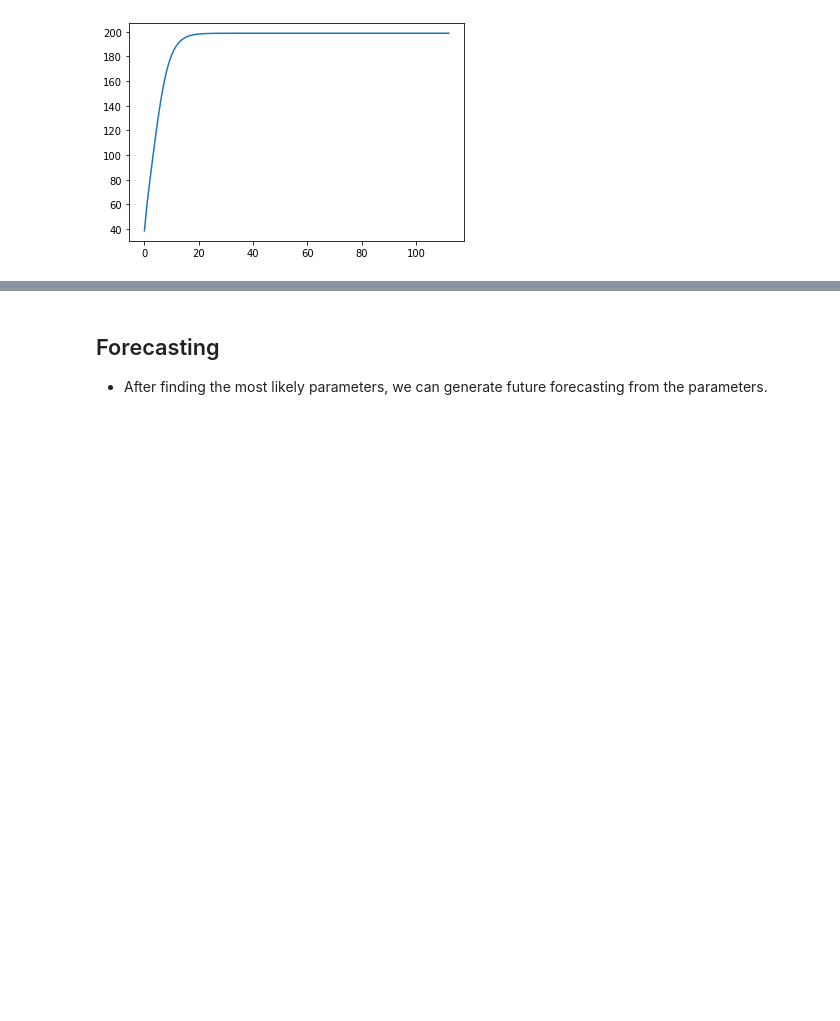
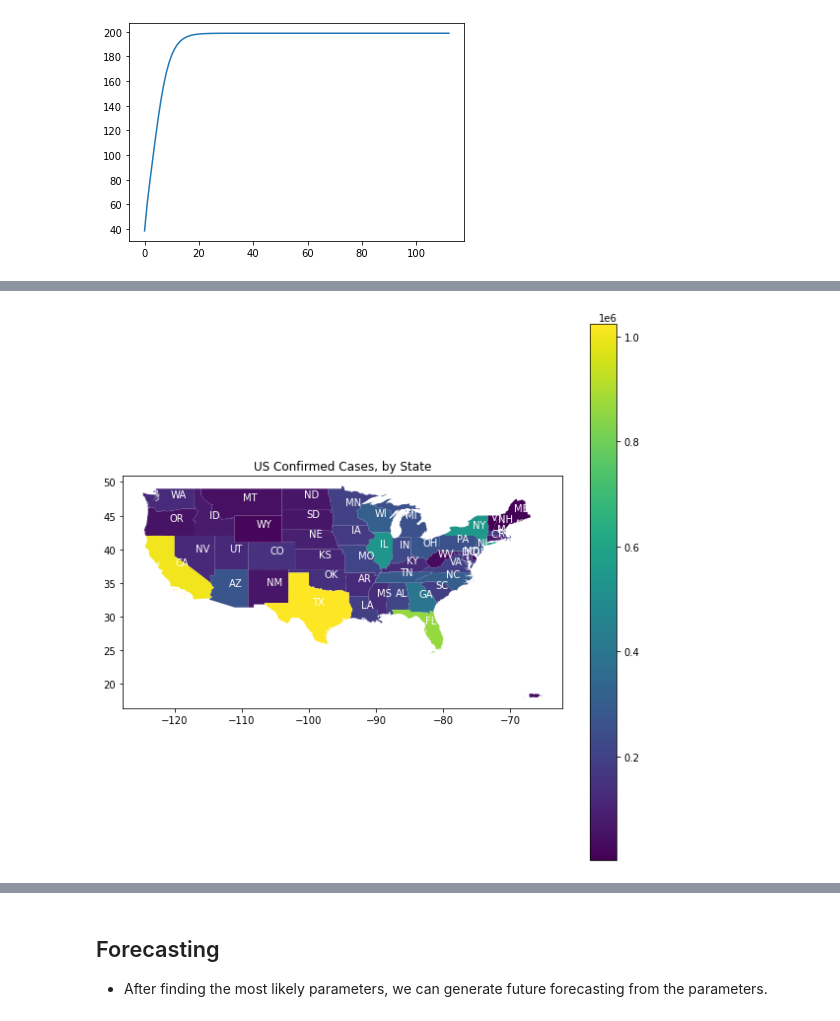
Before and after one commit to wendyw1999/epidemiology_capstone_project, a Jupyter notebook: notebooks/Stimulation 2.ipynb, the cells around one changed output, grey strips where cells are left out. Cells and saved outputs as stored; diff of their text form; code cells hidden in the pictures; blank space fills up the shorter version.

```diff
--- a/notebooks/Stimulation 2.ipynb
+++ b/notebooks/Stimulation 2.ipynb
@@ -347,0 +263,21 @@ us_confirmed_df
+# %%
+import geopandas
+us_confirmed_df = us_confirmed_df.loc[us_confirmed_df.Long_ < -50]
+states = geopandas.read_file("/home/caw062/template/data/state_boundary/cb_2018_us_state_500k.shp")
+us_confirmed_df["STATEFP"] = us_confirmed_df["UID"].apply(lambda x:str(x)[3:5])
+us_confirmed_df_by_state = us_confirmed_df.groupby("STATEFP").agg({"11/12/20":"sum"})
+merged = us_confirmed_df_by_state.merge(states,on="STATEFP",how="left").dropna()
+merged = merged.loc[~merged["STUSPS"].isin(["HI","AK"])]
+gdf = geopandas.GeoDataFrame(
+    merged, geometry=merged["geometry"])
+
+centers = gdf.centroid
+points_gdf = gdf.copy()
+points_gdf["geometry"] = centers
+
+map1 = gdf.plot(column = "11/12/20",figsize = (10,10),legend = True)
+plt.title("US Confirmed Cases, by State")
+for x, y, label in zip(points_gdf.geometry.x, points_gdf.geometry.y, points_gdf["STUSPS"]):
+    map1.annotate(label, xy=(x-0.5, y), xytext=(2, 2), textcoords="offset points",color = "White")
+# %% [output]
+[figure, added]
```
Also changed, not shown: parts of 20 cells of this notebook, 18 other files.
